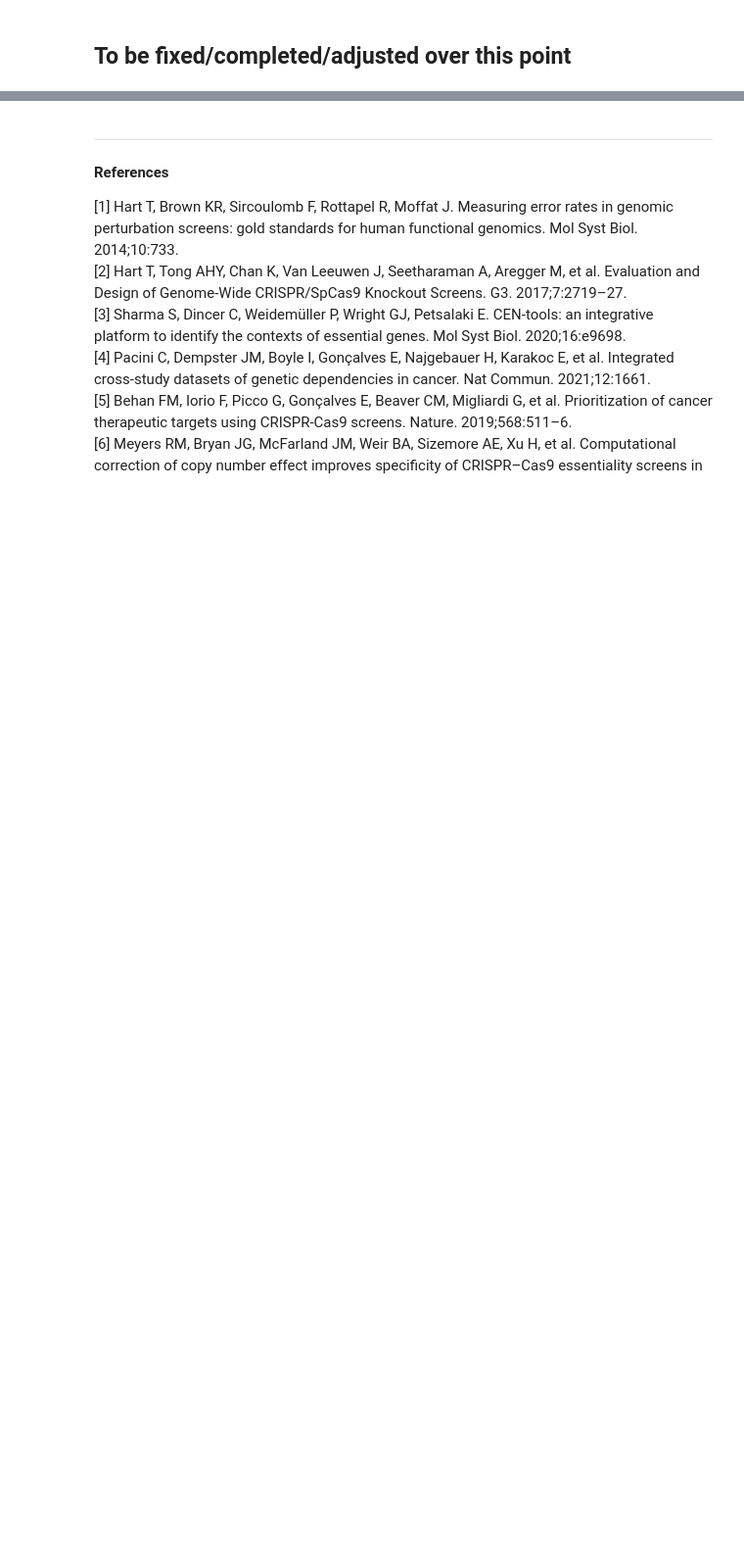
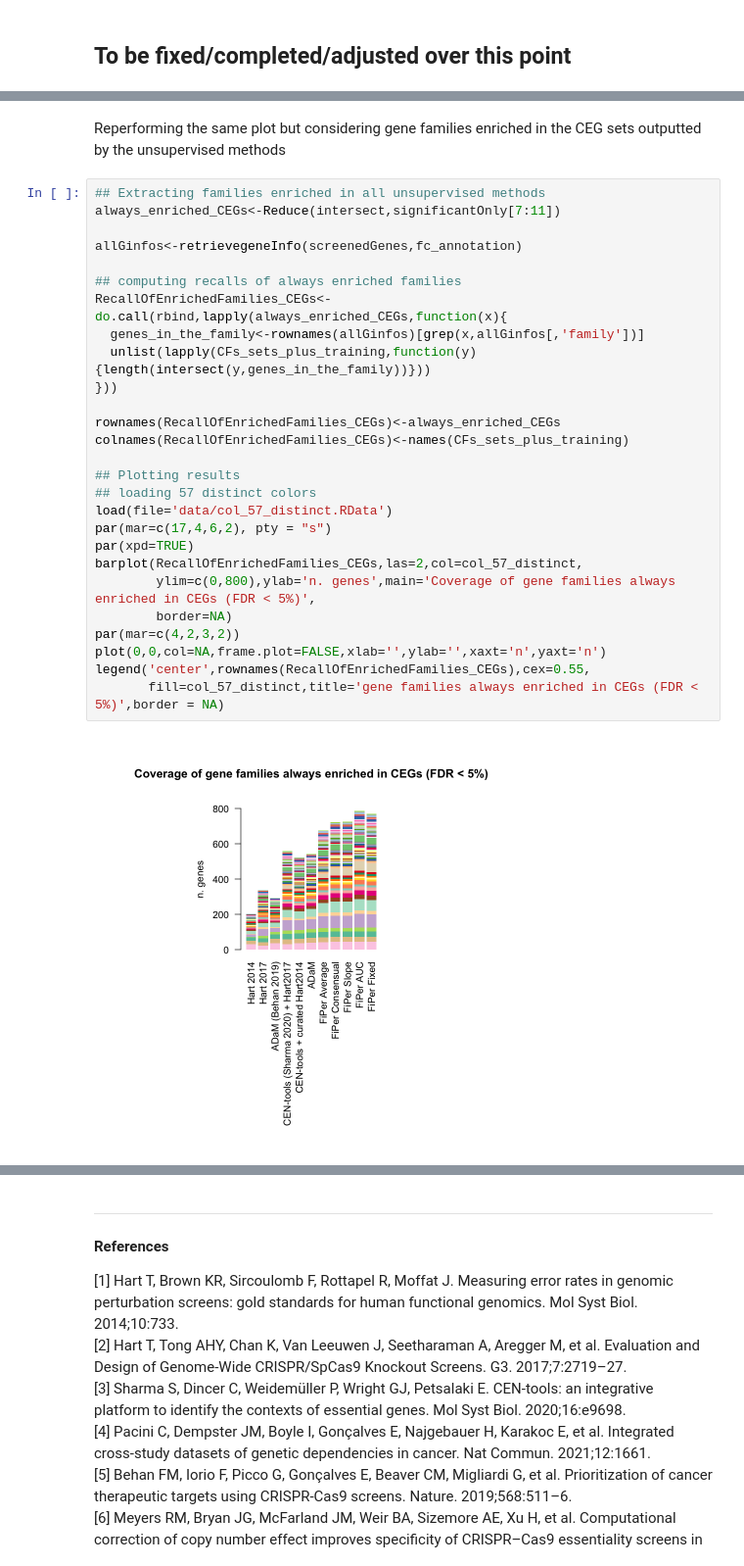
Before and after one commit to DepMap-Analytics/CoRe, a Jupyter notebook: notebooks/CoRe_Benchmarking.ipynb, the cells around one changed output, grey strips where cells are left out. Shown at 98% size. Saved outputs shown, nothing was run; the diff lists cells and outputs as text; blank space fills up the shorter version.

```diff
--- a/notebooks/CoRe_Benchmarking.ipynb
+++ b/notebooks/CoRe_Benchmarking.ipynb
@@ -1336,0 +1261,31 @@ abline(h=1,lty=2)
+# %% [markdown]
+Reperforming the same plot but considering gene families enriched in the CEG sets outputted by the unsupervised methods
+# %%
+## Extracting families enriched in all unsupervised methods
+always_enriched_CEGs<-Reduce(intersect,significantOnly[7:11])
+
+allGinfos<-retrievegeneInfo(screenedGenes,fc_annotation)
+
+## computing recalls of always enriched families
+RecallOfEnrichedFamilies_CEGs<-do.call(rbind,lapply(always_enriched_CEGs,function(x){
+  genes_in_the_family<-rownames(allGinfos)[grep(x,allGinfos[,'family'])]
+  unlist(lapply(CFs_sets_plus_training,function(y){length(intersect(y,genes_in_the_family))}))
+}))
+
+rownames(RecallOfEnrichedFamilies_CEGs)<-always_enriched_CEGs
+colnames(RecallOfEnrichedFamilies_CEGs)<-names(CFs_sets_plus_training)
+
+## Plotting results
+## loading 57 distinct colors
+load(file='data/col_57_distinct.RData')
+par(mar=c(17,4,6,2), pty = "s")
+par(xpd=TRUE)
+barplot(RecallOfEnrichedFamilies_CEGs,las=2,col=col_57_distinct,
+        ylim=c(0,800),ylab='n. genes',main='Coverage of gene families always enriched in CEGs (FDR < 5%)',
+        border=NA)
+par(mar=c(4,2,3,2))
+plot(0,0,col=NA,frame.plot=FALSE,xlab='',ylab='',xaxt='n',yaxt='n')
+legend('center',rownames(RecallOfEnrichedFamilies_CEGs),cex=0.55,
+       fill=col_57_distinct,title='gene families always enriched in CEGs (FDR < 5%)',border = NA)
+# %% [output]
+[figure, added]
```
Also changed, not shown: parts of 27 cells of this notebook, 8 other files.
